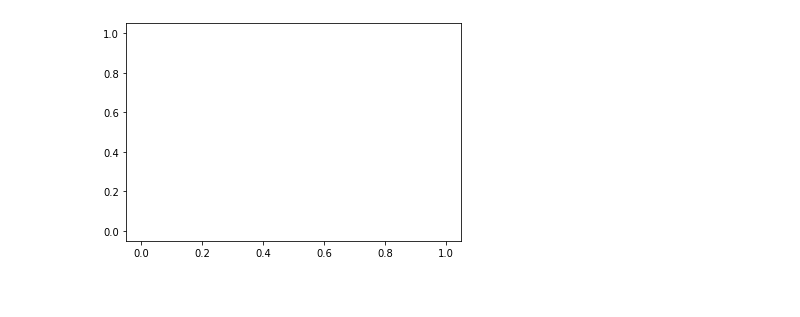
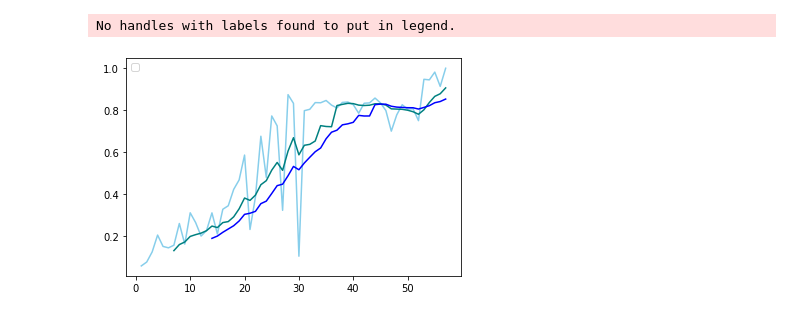
Before and after one commit to Seondong/Customs-Fraud-Detection, a Jupyter notebook: analysis.ipynb, the cells around one changed output. Cells and saved outputs as stored; diff of their text form; code cells hidden in the pictures.

```diff
--- a/analysis.ipynb
+++ b/analysis.ipynb
@@ -74,7 +66,14 @@ df
-# %%
-import matplotlib.pyplot as plt
-%matplotlib inline
-plt.plot(df['norm-revenue'])
-plt.show()
-# %% [output]
-[figure, removed]
+# %%
+import matplotlib.pyplot as plt
+%matplotlib inline
+var = 'norm-recall'
+rolling_mean7 = df[var].rolling(window=7).mean()
+rolling_mean14 = df[var].rolling(window=14).mean()
+plt.plot(df['numWeek'], df[var], color='skyblue')
+plt.plot(df['numWeek'], rolling_mean7, color='teal')
+plt.plot(df['numWeek'], rolling_mean14, color='blue')
+plt.legend(loc='upper left')
+plt.show()
+# %% [output]
+No handles with labels found to put in legend.
+[figure, added]
```
Also changed, not shown: parts of 4 cells of this notebook, 4 other files.
